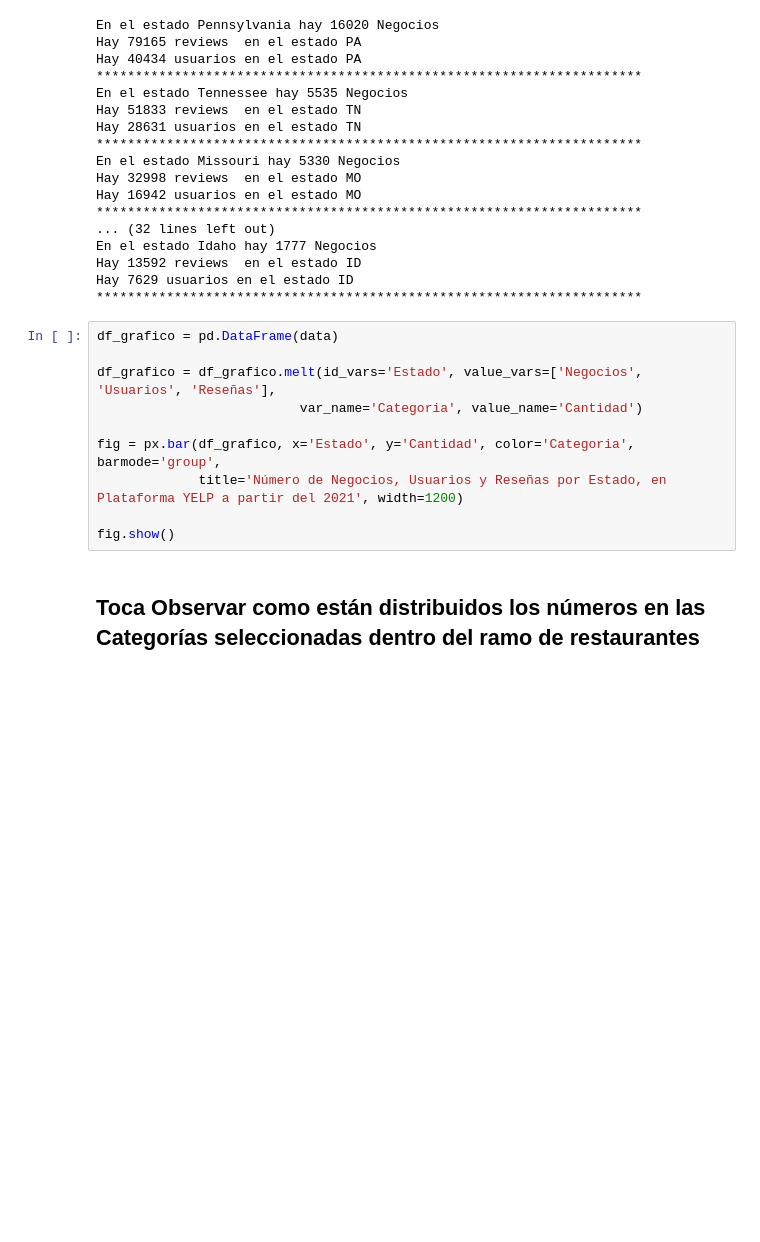
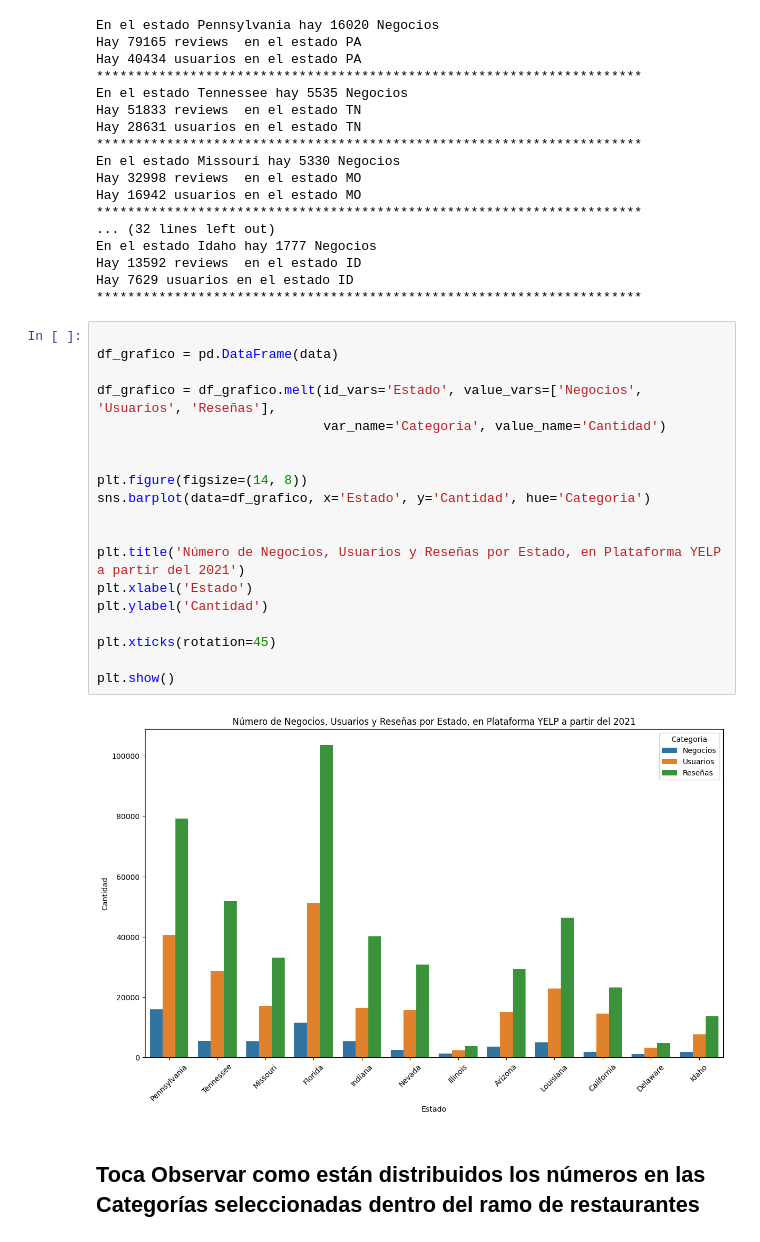
Before and after one commit to agustin-caceres/DataPulse_Gmaps_Yelp, a Jupyter notebook: notebooks/ETL/Yelp/2_eda_modelo_porque.ipynb, the cells around one changed output. Drawn from its saved outputs; the diff is of its cells as text; blank space fills up the shorter version.

Commit message:
Pasando Grafico de EDA Modelo a Seaborn para que se vea en Github

```diff
--- a/notebooks/ETL/Yelp/2_eda_modelo_porque.ipynb
+++ b/notebooks/ETL/Yelp/2_eda_modelo_porque.ipynb
@@ -144,15 +137,26 @@ Hay 13592 reviews  en el estado ID
 Hay 7629 usuarios en el estado ID
 **********************************************************************
 # %%
+
 df_grafico = pd.DataFrame(data)
 
 df_grafico = df_grafico.melt(id_vars='Estado', value_vars=['Negocios', 'Usuarios', 'Reseñas'],
-                          var_name='Categoria', value_name='Cantidad')
+                             var_name='Categoria', value_name='Cantidad')
 
-fig = px.bar(df_grafico, x='Estado', y='Cantidad', color='Categoria', barmode='group',
-             title='Número de Negocios, Usuarios y Reseñas por Estado, en Plataforma YELP a partir del 2021', width=1200)
 
-fig.show()
+plt.figure(figsize=(14, 8))
+sns.barplot(data=df_grafico, x='Estado', y='Cantidad', hue='Categoria')
+
+
+plt.title('Número de Negocios, Usuarios y Reseñas por Estado, en Plataforma YELP a partir del 2021')
+plt.xlabel('Estado')
+plt.ylabel('Cantidad')
+
+plt.xticks(rotation=45)
+
+plt.show()
+# %% [output]
+[figure, added]
 # %% [markdown]
 ## Toca Observar como están distribuidos los números en las Categorías seleccionadas dentro del ramo de restaurantes
 # %%
```
Also changed, not shown: parts of 4 cells of this notebook.
